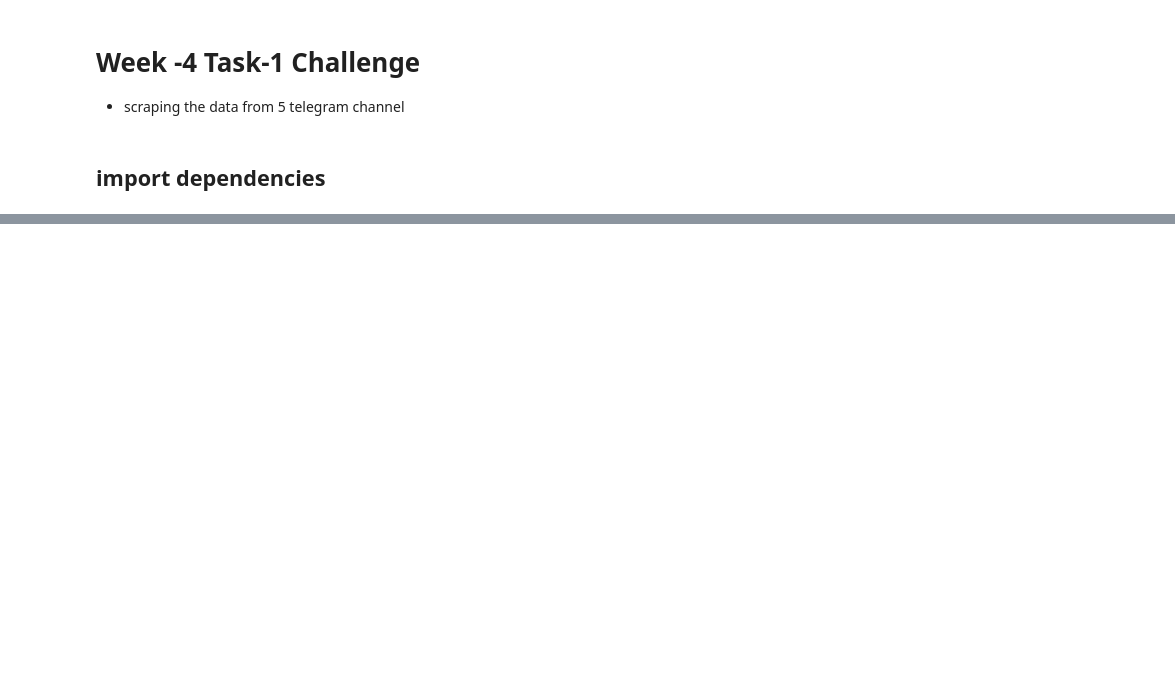
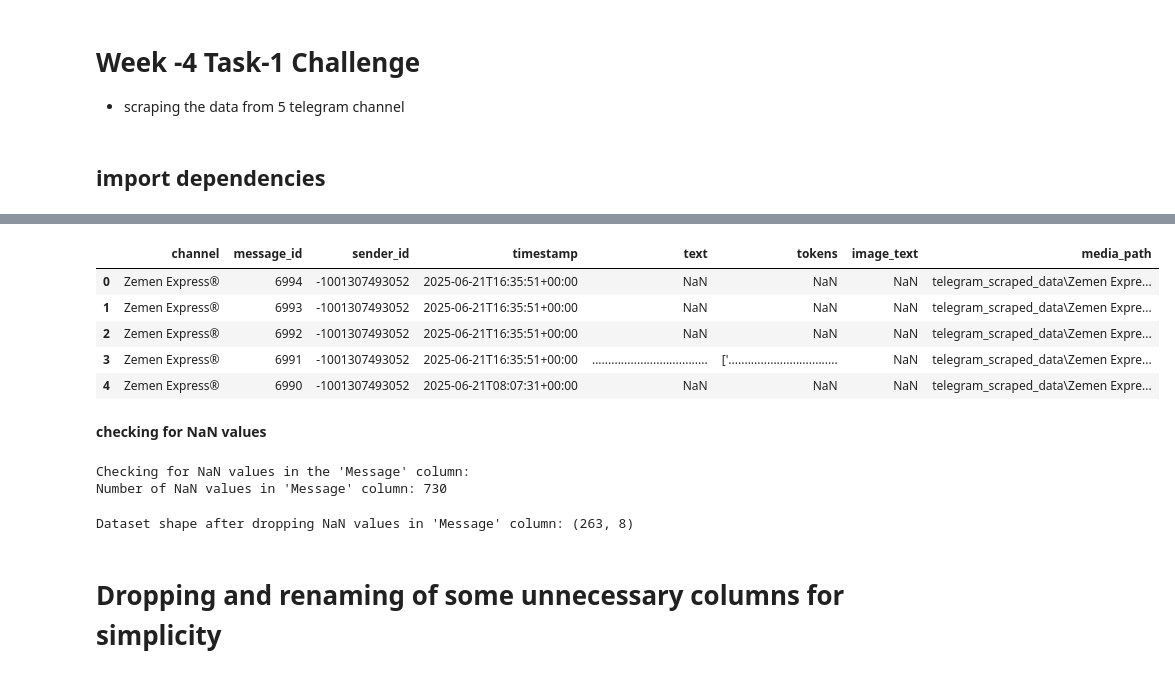
Before and after one commit to nanecha/Telegram_E-commerce-_extractor-, a Jupyter notebook: notebooks/telegram_preprocessing_labelling.ipynb, the cells around one changed output, grey strips where cells are left out. Saved outputs shown, nothing was run; the diff lists cells and outputs as text; code cells hidden in the pictures; blank space fills up the shorter version.

```diff
--- a/notebooks/telegram_preprocessing_labelling.ipynb
+++ b/notebooks/telegram_preprocessing_labelling.ipynb
@@ -77,0 +64,28 @@ ApiIdInvalidError: The api_id/api_hash combination is invalid (caused by SendCod
+# %%
+df3 = pd.read_csv("F:/Telegram_E-commerce-_extractor-/data/telegram_scraped_data/Zemen Express®_data.csv")
+df3.head()
+# %% [output]
+|  | channel | message_id | sender_id | timestamp | text | tokens | image_text | media_path |
+| 0 | Zemen Express® | 6994 | -1001307493052 | 2025-06-21T16:35:51+00:00 | NaN | NaN | NaN | telegram_scraped_data\Zemen Expre... |
+| 1 | Zemen Express® | 6993 | -1001307493052 | 2025-06-21T16:35:51+00:00 | NaN | NaN | NaN | telegram_scraped_data\Zemen Expre... |
+| 2 | Zemen Express® | 6992 | -1001307493052 | 2025-06-21T16:35:51+00:00 | NaN | NaN | NaN | telegram_scraped_data\Zemen Expre... |
+| 3 | Zemen Express® | 6991 | -1001307493052 | 2025-06-21T16:35:51+00:00 | .................................... | ['.................................. | NaN | telegram_scraped_data\Zemen Expre... |
+| 4 | Zemen Express® | 6990 | -1001307493052 | 2025-06-21T08:07:31+00:00 | NaN | NaN | NaN | telegram_scraped_data\Zemen Expre... |
+# %% [markdown]
+**checking for NaN values**
+# %%
+print("Checking for NaN values in the 'Message' column:")
+nan_count = df['text'].isnull().sum()
+print(f"Number of NaN values in 'Message' column: {nan_count}")
+# %% [output]
+Checking for NaN values in the 'Message' column:
+Number of NaN values in 'Message' column: 730
+# %%
+df = df.dropna(subset=['text'])
+
+# Print the shape of the dataset after dropping NaN values in the "Message" column
+print(f"Dataset shape after dropping NaN values in 'Message' column: {df.shape}")
+# %% [output]
+Dataset shape after dropping NaN values in 'Message' column: (263, 8)
+# %% [markdown]
+# Dropping and renaming  of some unnecessary columns  for simplicity
```
Also changed, not shown: parts of 29 cells of this notebook.
